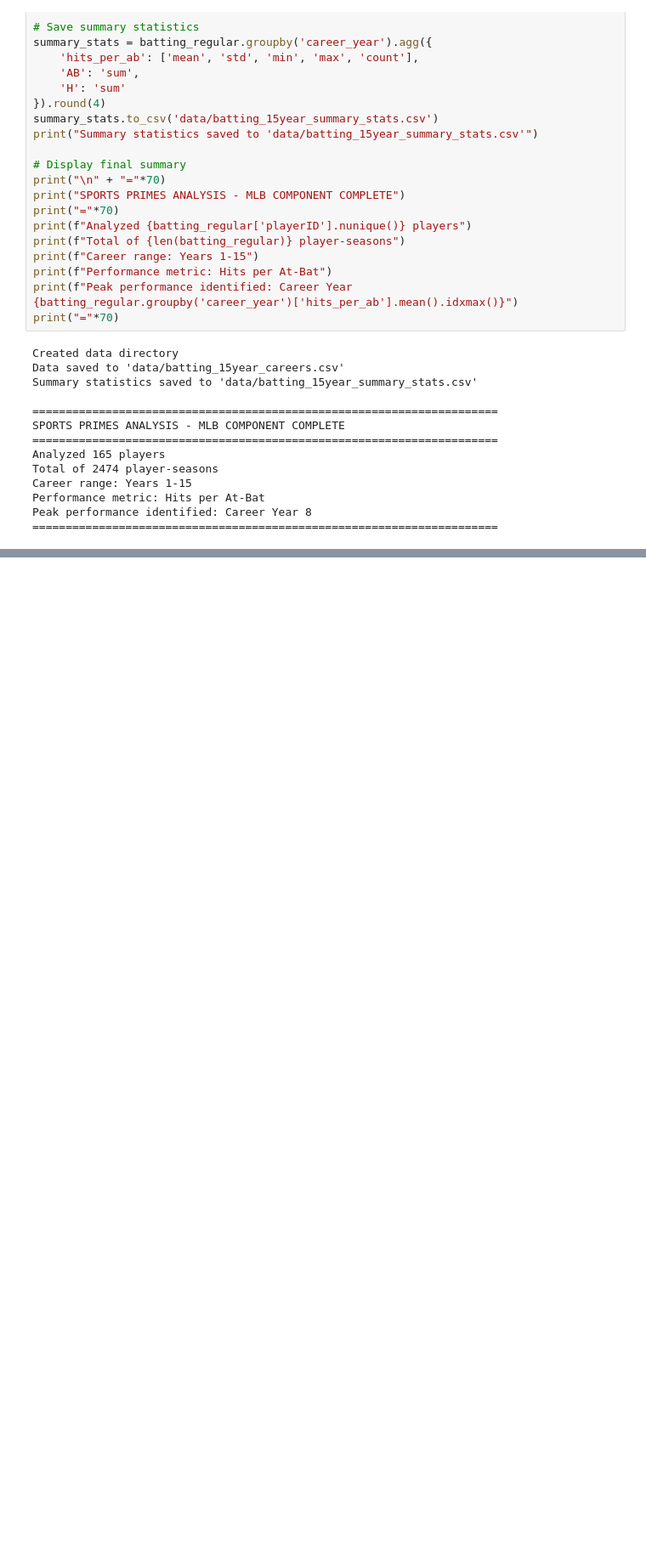
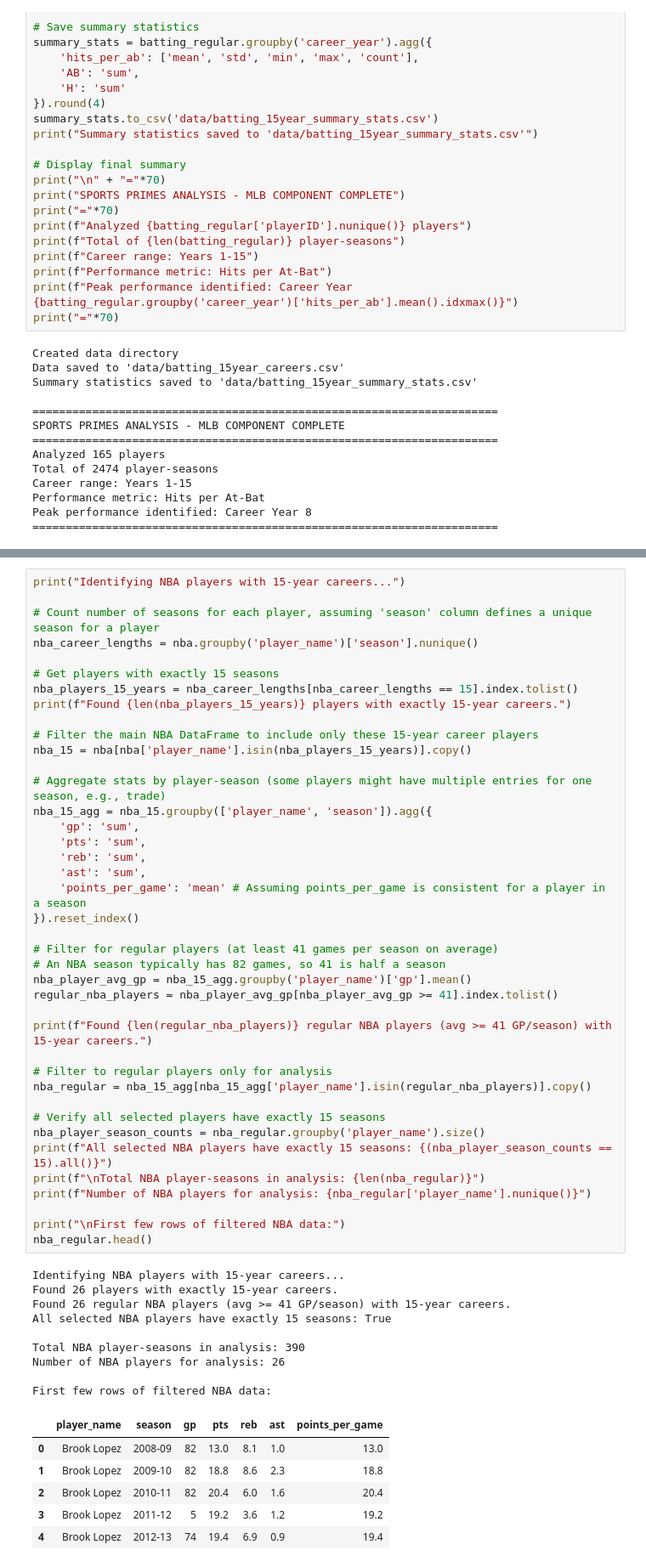
Before and after one commit to Zaji-L/Comparing_Sports_Primes, a Jupyter notebook: sports_primes_analysis_working.ipynb, the cells around one changed output, grey strips where cells are left out. Shown at 85% size. Saved outputs shown, nothing was run; the diff lists cells and outputs as text; blank space fills up the shorter version.

```diff
--- a/sports_primes_analysis_working.ipynb
+++ b/sports_primes_analysis_working.ipynb
@@ -1084,0 +810,56 @@ Peak performance identified: Career Year 8
+# %%
+print("Identifying NBA players with 15-year careers...")
+
+# Count number of seasons for each player, assuming 'season' column defines a unique season for a player
+nba_career_lengths = nba.groupby('player_name')['season'].nunique()
+
+# Get players with exactly 15 seasons
+nba_players_15_years = nba_career_lengths[nba_career_lengths == 15].index.tolist()
+print(f"Found {len(nba_players_15_years)} players with exactly 15-year careers.")
+
+# Filter the main NBA DataFrame to include only these 15-year career players
+nba_15 = nba[nba['player_name'].isin(nba_players_15_years)].copy()
+
+# Aggregate stats by player-season (some players might have multiple entries for one season, e.g., trade)
+nba_15_agg = nba_15.groupby(['player_name', 'season']).agg({
+    'gp': 'sum',
+    'pts': 'sum',
+    'reb': 'sum',
+    'ast': 'sum',
+    'points_per_game': 'mean' # Assuming points_per_game is consistent for a player in a season
+}).reset_index()
+
+# Filter for regular players (at least 41 games per season on average)
+# An NBA season typically has 82 games, so 41 is half a season
+nba_player_avg_gp = nba_15_agg.groupby('player_name')['gp'].mean()
+regular_nba_players = nba_player_avg_gp[nba_player_avg_gp >= 41].index.tolist()
+
+print(f"Found {len(regular_nba_players)} regular NBA players (avg >= 41 GP/season) with 15-year careers.")
+
+# Filter to regular players only for analysis
+nba_regular = nba_15_agg[nba_15_agg['player_name'].isin(regular_nba_players)].copy()
+
+# Verify all selected players have exactly 15 seasons
+nba_player_season_counts = nba_regular.groupby('player_name').size()
+print(f"All selected NBA players have exactly 15 seasons: {(nba_player_season_counts == 15).all()}")
+print(f"\nTotal NBA player-seasons in analysis: {len(nba_regular)}")
+print(f"Number of NBA players for analysis: {nba_regular['player_name'].nunique()}")
+
+print("\nFirst few rows of filtered NBA data:")
+nba_regular.head()
+# %% [output]
+Identifying NBA players with 15-year careers...
+Found 26 players with exactly 15-year careers.
+Found 26 regular NBA players (avg >= 41 GP/season) with 15-year careers.
+All selected NBA players have exactly 15 seasons: True
+
+Total NBA player-seasons in analysis: 390
+Number of NBA players for analysis: 26
+
+First few rows of filtered NBA data:
+|  | player_name | season | gp | pts | reb | ast | points_per_game |
+| 0 | Brook Lopez | 2008-09 | 82 | 13.0 | 8.1 | 1.0 | 13.0 |
+| 1 | Brook Lopez | 2009-10 | 82 | 18.8 | 8.6 | 2.3 | 18.8 |
+| 2 | Brook Lopez | 2010-11 | 82 | 20.4 | 6.0 | 1.6 | 20.4 |
+| 3 | Brook Lopez | 2011-12 | 5 | 19.2 | 3.6 | 1.2 | 19.2 |
+| 4 | Brook Lopez | 2012-13 | 74 | 19.4 | 6.9 | 0.9 | 19.4 |
```
Also changed, not shown: parts of 34 cells of this notebook.
